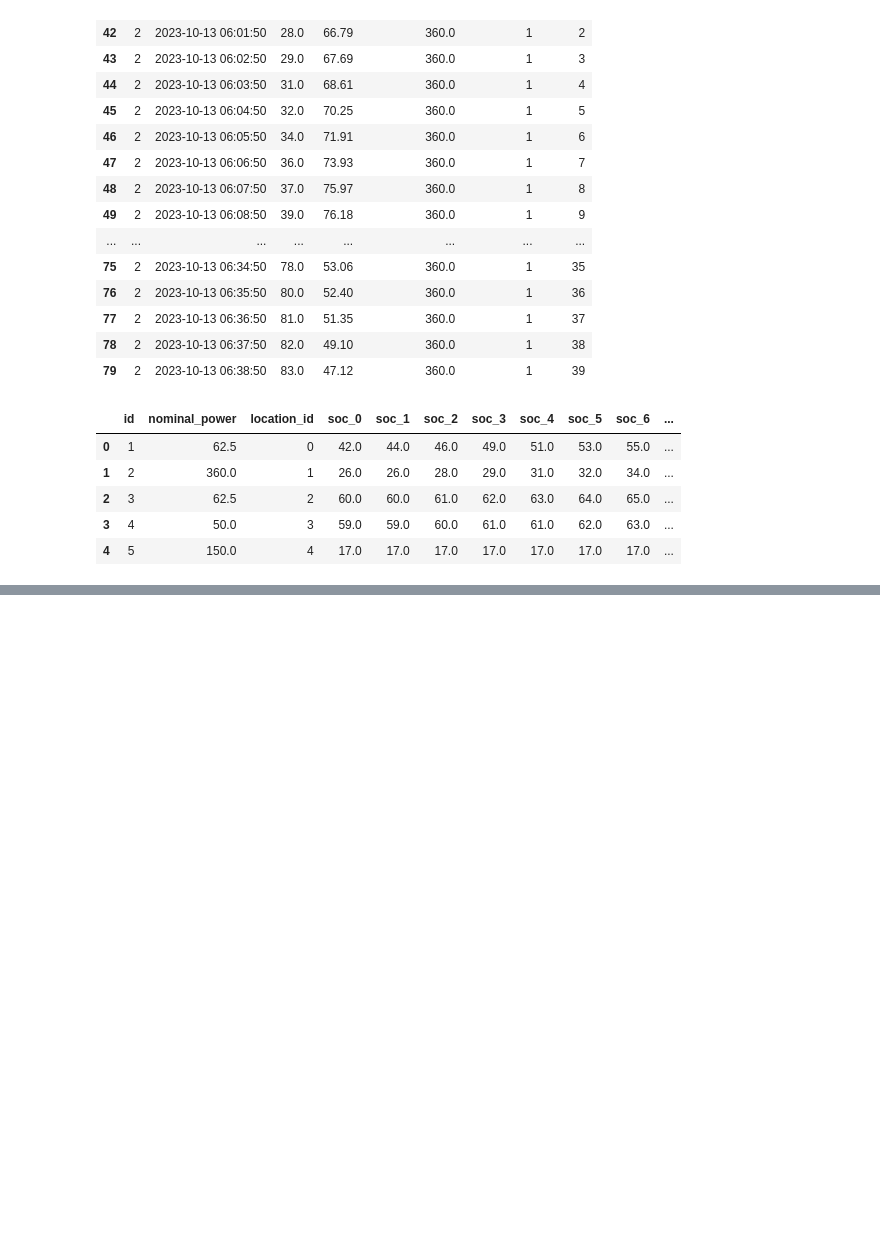
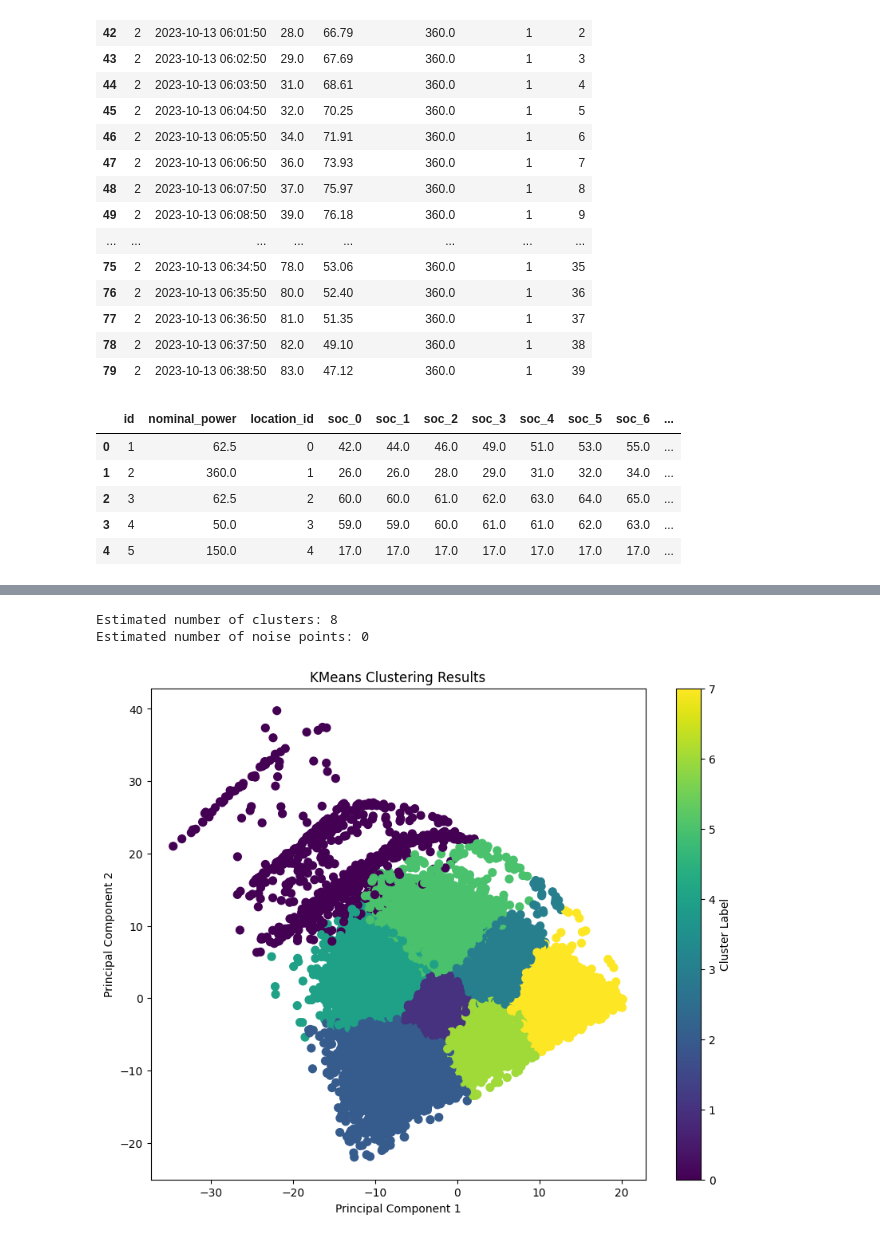
Before and after one commit to JakobBerg-Projects/CedasHackathon2025, a Jupyter notebook: src/henrik/clustering.ipynb, the cells around one changed output, grey strips where cells are left out. Drawn from its saved outputs; the diff is of its cells as text; code cells hidden in the pictures; blank space fills up the shorter version.

Commit message:
improved clustering

```diff
--- a/src/henrik/clustering.ipynb
+++ b/src/henrik/clustering.ipynb
@@ -84,3 +85,6 @@ train_data_full.head()
 | 2 | 3 | 62.5 | 2 | 60.0 | 60.0 | 61.0 | 62.0 | 63.0 | 64.0 | 65.0 | ... |
 | 3 | 4 | 50.0 | 3 | 59.0 | 59.0 | 60.0 | 61.0 | 61.0 | 62.0 | 63.0 | ... |
 | 4 | 5 | 150.0 | 4 | 17.0 | 17.0 | 17.0 | 17.0 | 17.0 | 17.0 | 17.0 | ... |
+# %%
+train_data_full = train_data_full.drop("timestamp",axis=1)
+train_data_full = train_data_full.dropna()
@@ -87,2 +101,35 @@ train_data_full.head()
 # %%
 # lets try to do some clustering
+X = StandardScaler().fit_transform(train_data_full)
+# %%
+from sklearn.cluster import KMeans
+
+
+db = KMeans(random_state=RANDOM_STATE).fit(X)
+# %%
+labels = db.labels_
+
+train_data_full['cluster'] = labels
+
+# Number of clusters in labels, ignoring noise if present.
+n_clusters_ = len(set(labels)) - (1 if -1 in labels else 0)
+n_noise_ = list(labels).count(-1)
+
+print("Estimated number of clusters: %d" % n_clusters_)
+print("Estimated number of noise points: %d" % n_noise_)
+# %% [output]
+Estimated number of clusters: 8
+Estimated number of noise points: 0
+# %%
+pca = PCA(n_components=2)
+X_reduced = pca.fit_transform(X)
+
+plt.figure(figsize=(10, 8))
+plt.scatter(X_reduced[:, 0], X_reduced[:, 1], c=labels, cmap='viridis', s=50)
+plt.colorbar(label='Cluster Label')
+plt.title('KMeans Clustering Results')
+plt.xlabel('Principal Component 1')
+plt.ylabel('Principal Component 2')
+plt.show()
+# %% [output]
+[figure, added]
```
Also changed, not shown: parts of 5 cells of this notebook.
